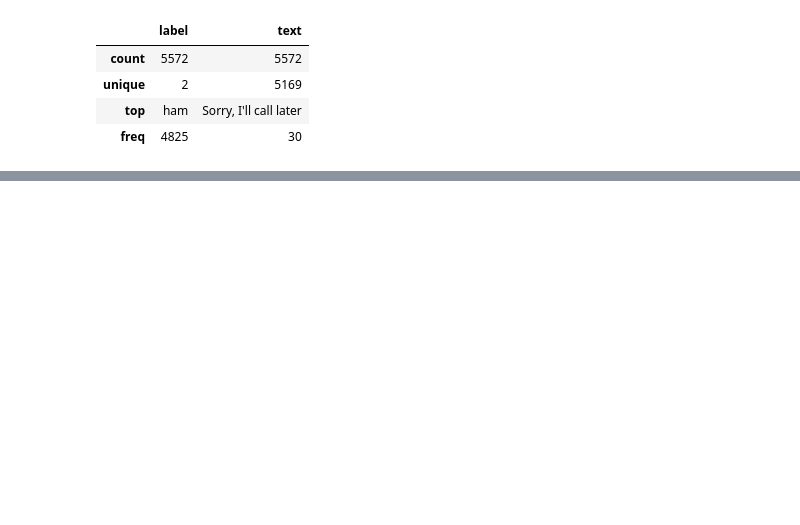
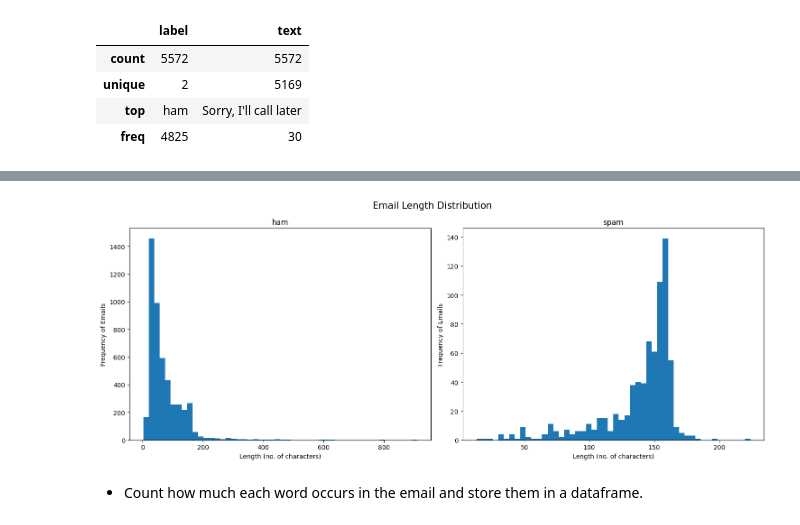
Before and after one commit to julsCadenas/DS-ML-Projects, a Jupyter notebook: SpamEmailClassifier/notebooks/spam_classifier.ipynb, the cells around one changed output, grey strips where cells are left out. Drawn from its saved outputs; the diff is of its cells as text; code cells hidden in the pictures; blank space fills up the shorter version.

Commit message:
finished the SPAM Classifier

```diff
--- a/SpamEmailClassifier/notebooks/spam_classifier.ipynb
+++ b/SpamEmailClassifier/notebooks/spam_classifier.ipynb
@@ -85,0 +89,4 @@ dtype: int64
+# %%
+email_len = df['text'].apply(len) # number of each character in each email
+df = df.assign(length=email_len)
+df.head()
@@ -85,0 +100,22 @@ dtype: int64
+# %%
+import matplotlib.pyplot as plt
+
+def plot_len(df):
+    fig, ax = plt.subplots(1, 2, figsize=(15, 6))
+    df[df['label'] == 'ham']['length'].plot(kind='hist', bins=50, ax=ax[0])
+    df[df['label'] == 'spam']['length'].plot(kind='hist', bins=50, ax=ax[1])
+    ax[0].set_title('ham')
+    ax[1].set_title('spam')
+
+    for ax in ax:
+        ax.set(xlabel='Length (no. of characters)', ylabel='Frequency of Emails')
+
+    fig.suptitle('Email Length Distribution', fontsize=15)
+    plt.tight_layout()
+    plt.show()
+
+plot_len(df)
+# %% [output]
+[figure, added]
+# %% [markdown]
+- Count how much each word occurs in the email and store them in a dataframe.
```
Also changed, not shown: parts of 35 cells of this notebook.
